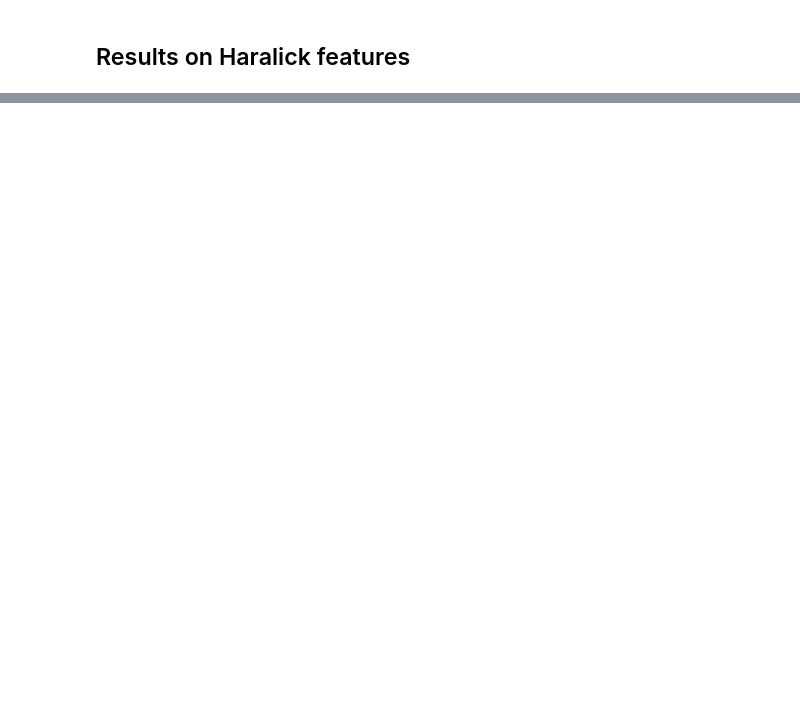
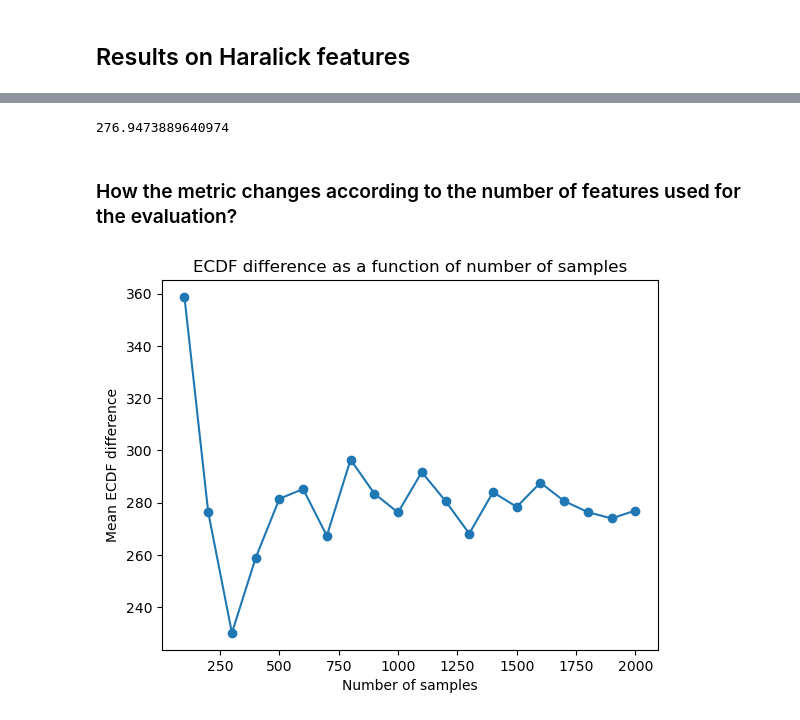
Before and after one commit to filipposchiazza/SyntheticCitologyValidation, a Jupyter notebook: example.ipynb, the cells around one changed output, grey strips where cells are left out. Drawn from its saved outputs; the diff is of its cells as text; code cells hidden in the pictures; blank space fills up the shorter version.

```diff
--- a/example.ipynb
+++ b/example.ipynb
@@ -35,0 +61,27 @@ haralick_validator = HaralickValidator(img_dir1=config.REAL_IMGS_DIRECTORY,
+# %%
+ecdf_haralick_diff = haralick_validator.evaluate_ecdf_differences(features1=real_features, features2=gen_features, bins=1000)
+# %%
+# evaluate the metric as the mean of the 13 ecdf differences
+np.asarray(list(ecdf_haralick_diff.values())).mean()
+# %% [output]
+276.9473889640974
+# %% [markdown]
+### How the metric changes according to the number of features used for the evaluation?
+# %%
+N = np.arange(100, 2100, 100)
+# %%
+y = []
+for n in N:
+    indices = np.random.choice(2000, n, replace=False)
+    subset_real = real_features[indices]
+    subset_gen = gen_features[indices]
+    ecdf_haralick_diff = haralick_validator.evaluate_ecdf_differences(features1=subset_real, features2=subset_gen)
+    y.append(np.asarray(list(ecdf_haralick_diff.values())).mean())
+
+plt.plot(N, y, marker='o')
+plt.xlabel('Number of samples')
+plt.ylabel('Mean ECDF difference')
+plt.title('ECDF difference as a function of number of samples')
+plt.show()
+# %% [output]
+[figure, added]
```
Also changed, not shown: parts of 7 cells of this notebook, 1 other file.
